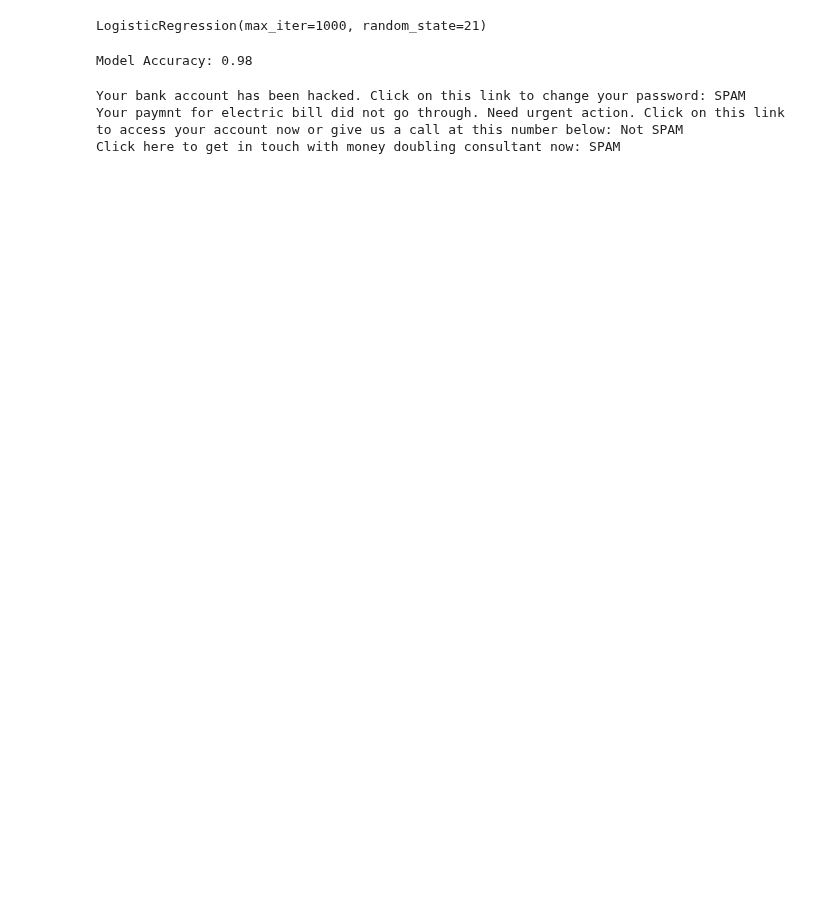
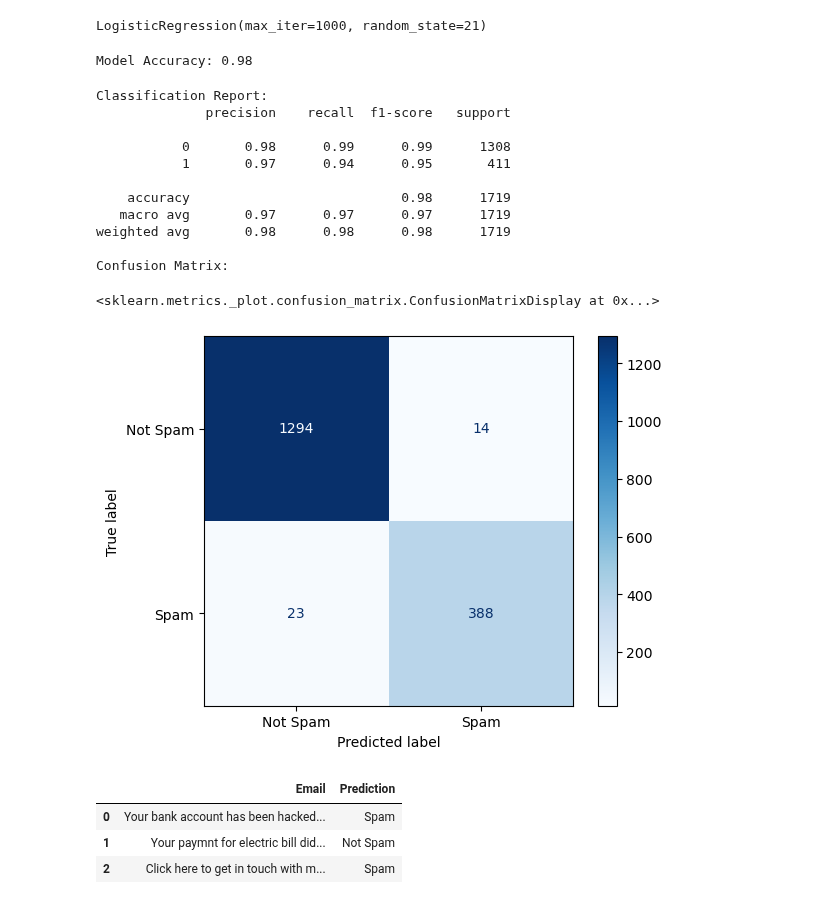
Before and after one commit to sarbottambhagat/spam-email-classification, a Jupyter notebook: notebooks/01_spam_classification.ipynb, the cells around one changed output. Cells and saved outputs as stored; diff of their text form; code cells hidden in the pictures; blank space fills up the shorter version.

```diff
--- a/notebooks/01_spam_classification.ipynb
+++ b/notebooks/01_spam_classification.ipynb
@@ -30,4 +32,13 @@ Name: proportion, dtype: float64
 #Set the features and target variable
 X = emails['text']
 y = emails['spam']
+# %%
+#Split the dataset into training and testing sets
+X_train_raw, X_test_raw, y_train, y_test = train_test_split(
+                                                    X,
+                                                    y,
+                                                    test_size=0.3,
+                                                    random_state=21,
+                                                    stratify=y
+                                                    )
 # %%
@@ -38,14 +47,7 @@ Warning: You are sending unauthenticated requests to the HF Hub. Please set a HF
 # %%
-X_embeddings = encoder.encode(X.tolist(), show_progress_bar=True)
+# Encode the training and testing data using the pretrained model. We will use spam email text as input to the model and get the embeddings as output. The embeddings will be used as features for the classification model.
+X_train = encoder.encode(X_train_raw.tolist(), show_progress_bar=True)
+X_test = encoder.encode(X_test_raw.tolist(), show_progress_bar=True)
-# %%
-#Split the dataset into training and testing sets
-X_train, X_test, y_train, y_test = train_test_split(
-                                                    X_embeddings,
-                                                    y,
-                                                    test_size=0.3,
-                                                    random_state=21,
-                                                    stratify=y
-                                                    )
 # %%
 #Train the logistic regression model using the training data which is the semantic embeddings of the email text and the target variable which is the spam label
 clf_model = LogisticRegression(max_iter=1000, random_state=21)
@@ -73,11 +65,43 @@ def check_spam_status(input_emails, txt_encoder, model):
+# %%
+# Let's also generate a classification report and confusion matrix to get a better understanding of the model's performance.
+# Generate predictions on the test set
+y_pred = clf_model.predict(X_test)
+
+# Generate classification report
+print("Classification Report:")
+print(classification_report(y_test, y_pred))
+
+# Generate confusion matrix
+print("Confusion Matrix:")
+ConfusionMatrixDisplay.from_predictions(y_test, y_pred, display_labels=['Not Spam', 'Spam'], cmap='Blues')
+# %% [output]
+Classification Report:
+              precision    recall  f1-score   support
+
+           0       0.98      0.99      0.99      1308
+           1       0.97      0.94      0.95       411
+
+    accuracy                           0.98      1719
+   macro avg       0.97      0.97      0.97      1719
+weighted avg       0.98      0.98      0.98      1719
+
+Confusion Matrix:
+<sklearn.metrics._plot.confusion_matrix.ConfusionMatrixDisplay at 0x...>
+[figure, added]
 # %%
 # Test the model on some example emails
 example_emails = ["Your bank account has been hacked. Click on this link to change your password",
                   "Your paymnt for electric bill did not go through. Need urgent action. Click on this link to access your account now or give us a call at this number below",
                   "Click here to get in touch with money doubling consultant now"]
 
-check_spam_status(example_emails, encoder, clf_model)
+example_embeddings = encoder.encode(example_emails, show_progress_bar=True)
+example_predictions = clf_model.predict(example_embeddings)
+
+results = pd.DataFrame({'Email': example_emails, 'Prediction': example_predictions})
+results['Prediction'] = results['Prediction'].map({0: 'Not Spam', 1: 'Spam'})
+display(results)
 # %% [output]
-Your bank account has been hacked. Click on this link to change your password: SPAM
-Your paymnt for electric bill did not go through. Need urgent action. Click on this link to access your account now or give us a call at this number below: Not SPAM
-Click here to get in touch with money doubling consultant now: SPAM
+|  | Email | Prediction |
+| 0 | Your bank account has been hacked... | Spam |
+| 1 | Your paymnt for electric bill did... | Not Spam |
+| 2 | Click here to get in touch with m... | Spam |
```
Also changed, not shown: parts of 11 cells of this notebook.
